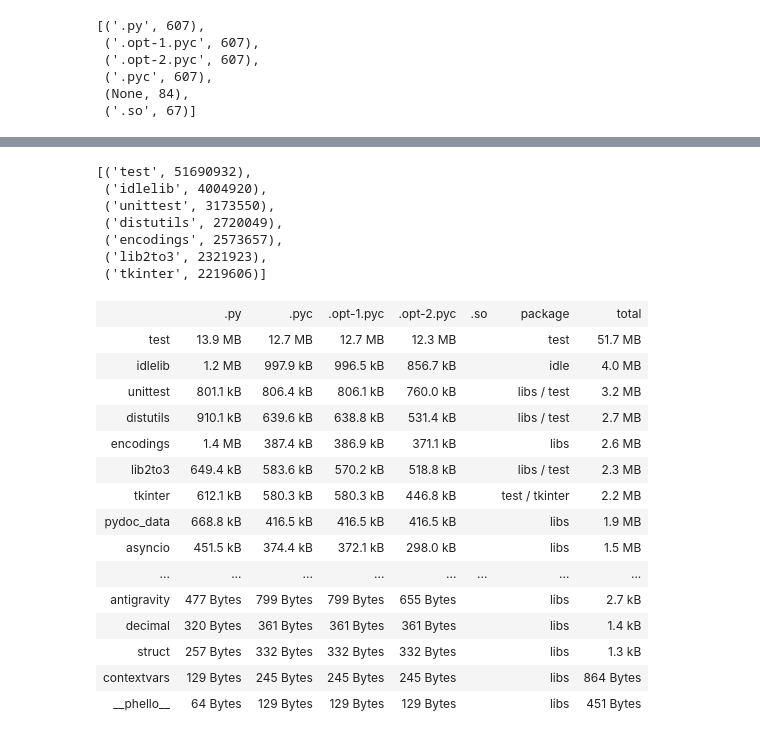
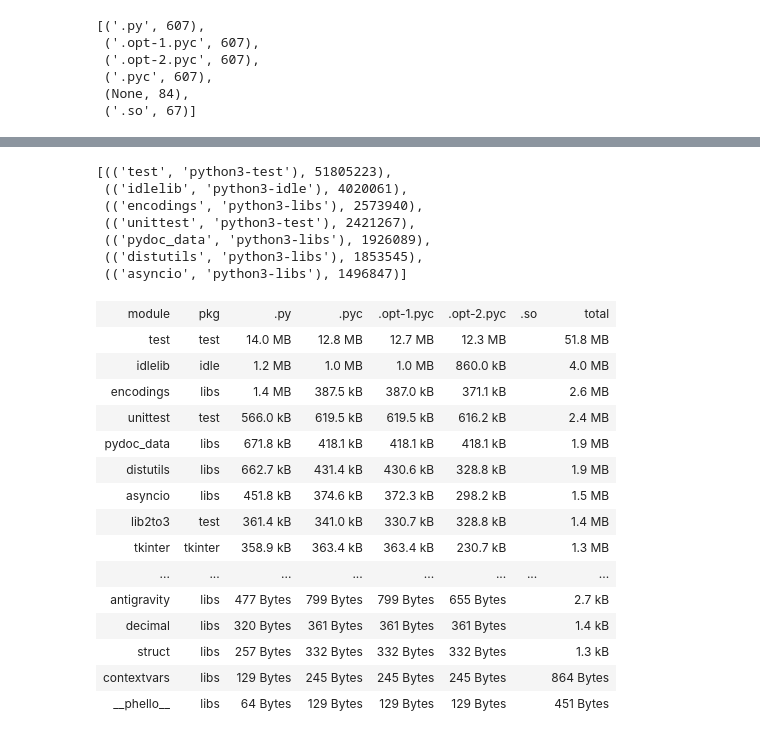
Before and after one commit to hroncok/python-minimization, a Jupyter notebook: python-minimization.ipynb, the cells around one changed output, grey strips where cells are left out. Cells and saved outputs as stored; diff of their text form; code cells hidden in the pictures.

Commit message:
Split module size data by RPM package
It is important that large part of e.g. unittest or lib2to3 lives in python3-test.

```diff
--- a/python-minimization.ipynb
+++ b/python-minimization.ipynb
@@ -185,5 +183,6 @@ modules_packages = collections.defaultdict(set)
 # %%
 for path in stdlib_files:
+    pkg = file_pkgs[path]
     libdir = '/usr/lib64/python3.8/'
     _path = path[len(libdir):]
     if _path.endswith(('.pyc', '.py', '.so')):
@@ -197,19 +196,18 @@ for path in stdlib_files:
         else:
             modname = _path.partition('.')[0]
 
-        msbe[modname][ext(path)] += file_sizes[path]
-        modules_packages[modname].add(file_pkgs[path])
+        msbe[(modname, pkg)][ext(path)] += file_sizes[path]
 # %%
 by_total = collections.Counter({m: sum(e.values()) for m, e in msbe.items()})
 by_total.most_common()[:7]
 # %% [output]
-[('test', 51690932),
- ('idlelib', 4004920),
- ('unittest', 3173550),
- ('distutils', 2720049),
- ('encodings', 2573657),
- ('lib2to3', 2321923),
- ('tkinter', 2219606)]
+[(('test', 'python3-test'), 51805223),
+ (('idlelib', 'python3-idle'), 4020061),
+ (('encodings', 'python3-libs'), 2573940),
+ (('unittest', 'python3-test'), 2421267),
+ (('pydoc_data', 'python3-libs'), 1926089),
+ (('distutils', 'python3-libs'), 1853545),
+ (('asyncio', 'python3-libs'), 1496847)]
 # %%
 def ns(num):
     if num:
@@ -218,33 +216,33 @@ def ns(num):
 # %%
 sizes = [
     [
-        m,
+        m[0],
+        m[1][len("python3-"):],
         ns(msbe[m]['.py']),
         ns(msbe[m]['.pyc']),
         ns(msbe[m]['.opt-1.pyc']),
         ns(msbe[m]['.opt-2.pyc']),
         ns(msbe[m]['.so']),
-        ' / '.join(sorted(p[len('python3-'):] for p in modules_packages[m])),
         ns(sum(s for s in msbe[m].values())),
     ]
     for m, _ in by_total.most_common()]
 # %%
-hdr = ['', '.py', '.pyc', '.opt-1.pyc', '.opt-2.pyc', '.so', 'package', 'total']
+hdr = ['module', 'pkg', '.py', '.pyc', '.opt-1.pyc', '.opt-2.pyc', '.so', 'total']
 display(HTML(tabulate.tabulate([hdr] + sizes, tablefmt='html')))
 # %% [output]
-|  | .py | .pyc | .opt-1.pyc | .opt-2.pyc | .so | package | total |
-| test | 13.9 MB | 12.7 MB | 12.7 MB | 12.3 MB |  | test | 51.7 MB |
-| idlelib | 1.2 MB | 997.9 kB | 996.5 kB | 856.7 kB |  | idle | 4.0 MB |
-| unittest | 801.1 kB | 806.4 kB | 806.1 kB | 760.0 kB |  | libs / test | 3.2 MB |
-| distutils | 910.1 kB | 639.6 kB | 638.8 kB | 531.4 kB |  | libs / test | 2.7 MB |
-| encodings | 1.4 MB | 387.4 kB | 386.9 kB | 371.1 kB |  | libs | 2.6 MB |
-| lib2to3 | 649.4 kB | 583.6 kB | 570.2 kB | 518.8 kB |  | libs / test | 2.3 MB |
-| tkinter | 612.1 kB | 580.3 kB | 580.3 kB | 446.8 kB |  | test / tkinter | 2.2 MB |
-| pydoc_data | 668.8 kB | 416.5 kB | 416.5 kB | 416.5 kB |  | libs | 1.9 MB |
-| asyncio | 451.5 kB | 374.4 kB | 372.1 kB | 298.0 kB |  | libs | 1.5 MB |
+| module | pkg | .py | .pyc | .opt-1.pyc | .opt-2.pyc | .so | total |
+| test | test | 14.0 MB | 12.8 MB | 12.7 MB | 12.3 MB |  | 51.8 MB |
+| idlelib | idle | 1.2 MB | 1.0 MB | 1.0 MB | 860.0 kB |  | 4.0 MB |
+| encodings | libs | 1.4 MB | 387.5 kB | 387.0 kB | 371.1 kB |  | 2.6 MB |
+| unittest | test | 566.0 kB | 619.5 kB | 619.5 kB | 616.2 kB |  | 2.4 MB |
+| pydoc_data | libs | 671.8 kB | 418.1 kB | 418.1 kB | 418.1 kB |  | 1.9 MB |
+| distutils | libs | 662.7 kB | 431.4 kB | 430.6 kB | 328.8 kB |  | 1.9 MB |
+| asyncio | libs | 451.8 kB | 374.6 kB | 372.3 kB | 298.2 kB |  | 1.5 MB |
+| lib2to3 | test | 361.4 kB | 341.0 kB | 330.7 kB | 328.8 kB |  | 1.4 MB |
+| tkinter | tkinter | 358.9 kB | 363.4 kB | 363.4 kB | 230.7 kB |  | 1.3 MB |
 | ... | ... | ... | ... | ... | ... | ... | ... |
-| antigravity | 477 Bytes | 799 Bytes | 799 Bytes | 655 Bytes |  | libs | 2.7 kB |
-| decimal | 320 Bytes | 361 Bytes | 361 Bytes | 361 Bytes |  | libs | 1.4 kB |
-| struct | 257 Bytes | 332 Bytes | 332 Bytes | 332 Bytes |  | libs | 1.3 kB |
-| contextvars | 129 Bytes | 245 Bytes | 245 Bytes | 245 Bytes |  | libs | 864 Bytes |
-| __phello__ | 64 Bytes | 129 Bytes | 129 Bytes | 129 Bytes |  | libs | 451 Bytes |
+| antigravity | libs | 477 Bytes | 799 Bytes | 799 Bytes | 655 Bytes |  | 2.7 kB |
+| decimal | libs | 320 Bytes | 361 Bytes | 361 Bytes | 361 Bytes |  | 1.4 kB |
+| struct | libs | 257 Bytes | 332 Bytes | 332 Bytes | 332 Bytes |  | 1.3 kB |
+| contextvars | libs | 129 Bytes | 245 Bytes | 245 Bytes | 245 Bytes |  | 864 Bytes |
+| __phello__ | libs | 64 Bytes | 129 Bytes | 129 Bytes | 129 Bytes |  | 451 Bytes |
```
Also changed, not shown: parts of 9 cells of this notebook.
